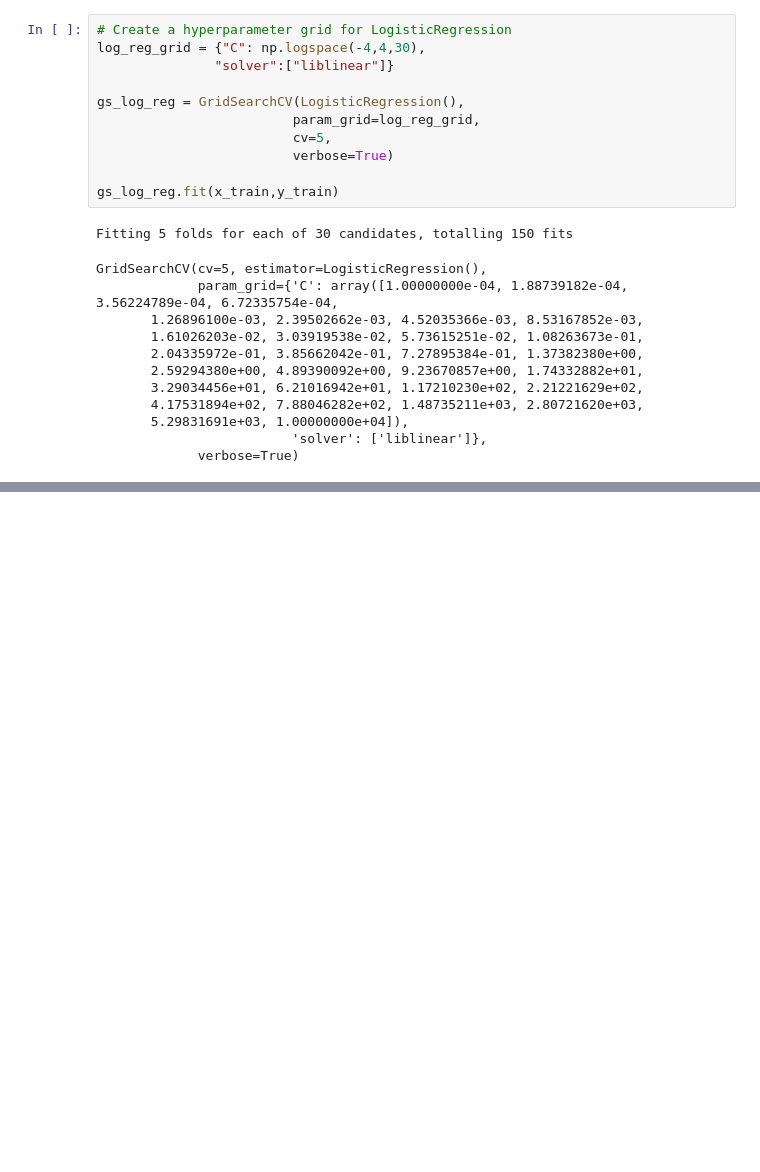
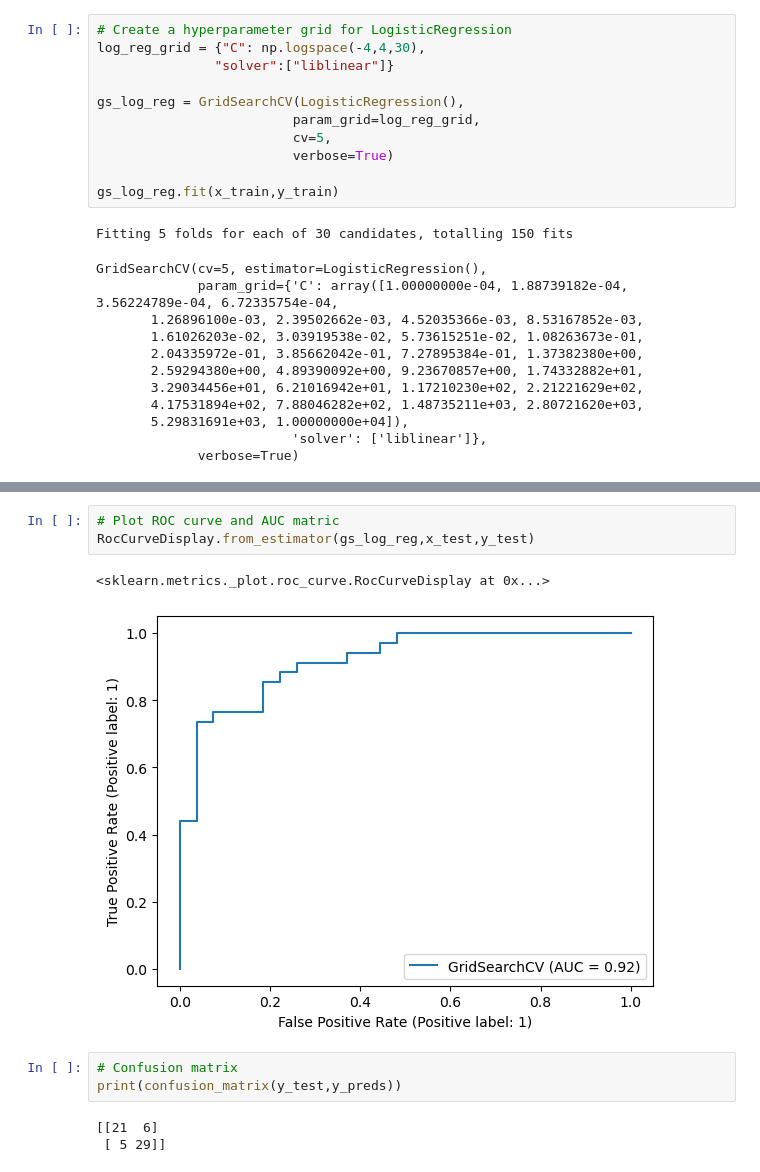
Before and after one commit to Root007x/ML-Heart_disease-project, a Jupyter notebook: end-to-end-heart-disease-classification.ipynb, the cells around one changed output, grey strips where cells are left out. Drawn from its saved outputs; the diff is of its cells as text; blank space fills up the shorter version.

```diff
--- a/end-to-end-heart-disease-classification.ipynb
+++ b/end-to-end-heart-disease-classification.ipynb
@@ -663,0 +680,12 @@ gs_rf.fit(x_train,y_train)
+# %%
+# Plot ROC curve and AUC matric
+RocCurveDisplay.from_estimator(gs_log_reg,x_test,y_test)
+# %% [output]
+<sklearn.metrics._plot.roc_curve.RocCurveDisplay at 0x...>
+[figure, added]
+# %%
+# Confusion matrix
+print(confusion_matrix(y_test,y_preds))
+# %% [output]
+[[21  6]
+ [ 5 29]]
```
Also changed, not shown: parts of 36 cells of this notebook.
